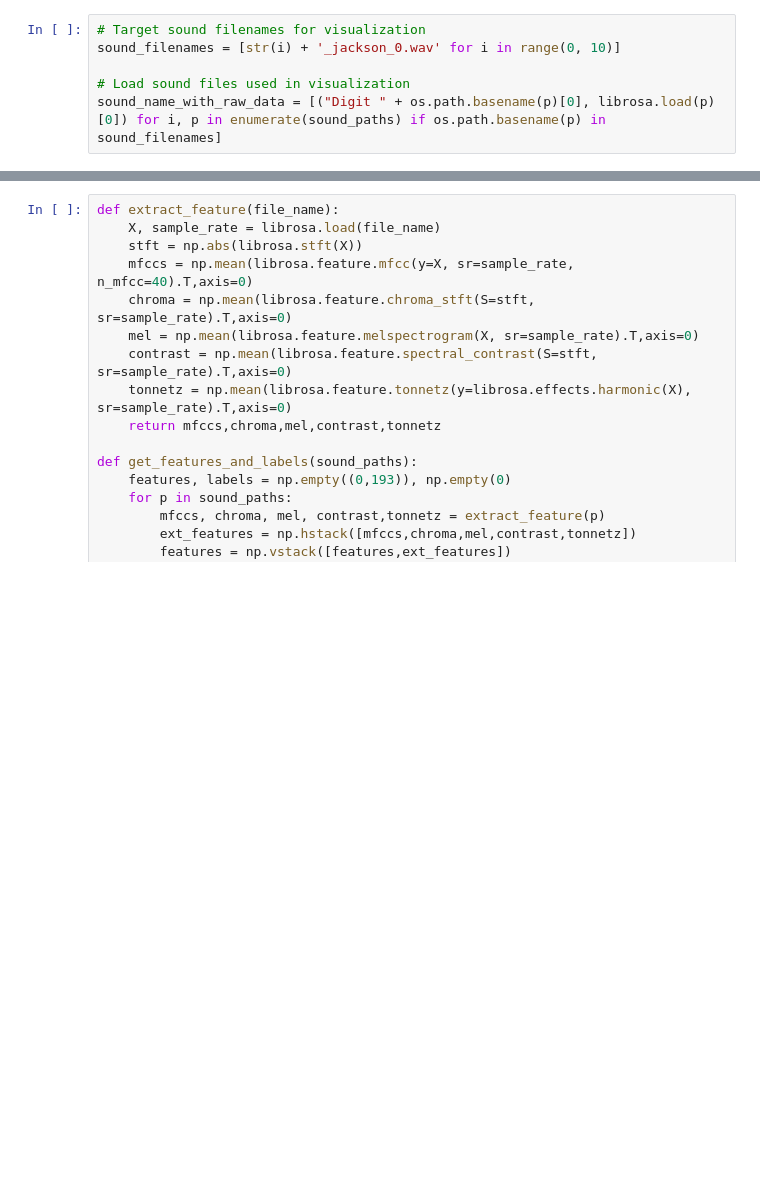
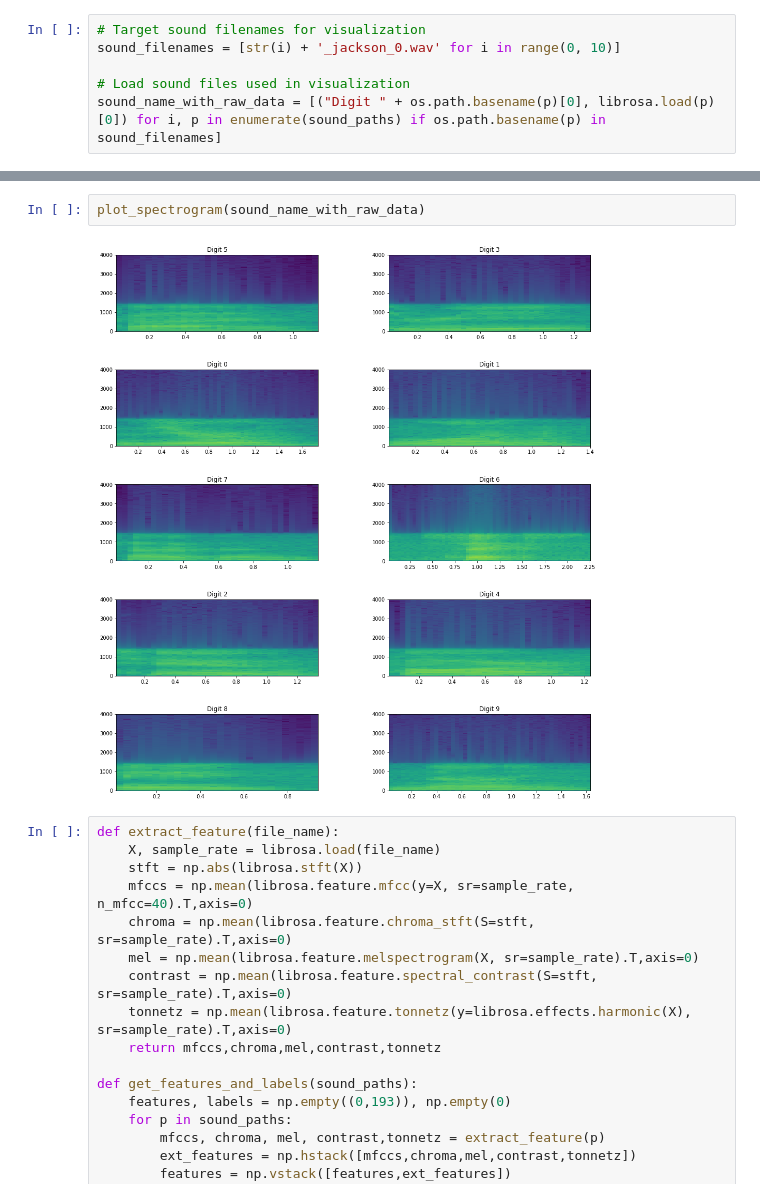
Before and after one commit to TUM-Microsoft-Student-Partners/AI-Driven-Parkinsons-Diagnosis, a Jupyter notebook: spoken-digit-challenge/Spoken-Digit-Challenge.ipynb, the cells around one changed output, grey strips where cells are left out. Drawn from its saved outputs; the diff is of its cells as text; blank space fills up the shorter version.

```diff
--- a/spoken-digit-challenge/Spoken-Digit-Challenge.ipynb
+++ b/spoken-digit-challenge/Spoken-Digit-Challenge.ipynb
@@ -80,3 +80,7 @@ sound_name_with_raw_data = [("Digit " + os.path.basename(p)[0], librosa.load(p)[
+# %%
+plot_spectrogram(sound_name_with_raw_data)
+# %% [output]
+[figure, added]
 # %%
 def extract_feature(file_name):
     X, sample_rate = librosa.load(file_name)
```
Also changed, not shown: parts of 5 cells of this notebook, 2 other files.
